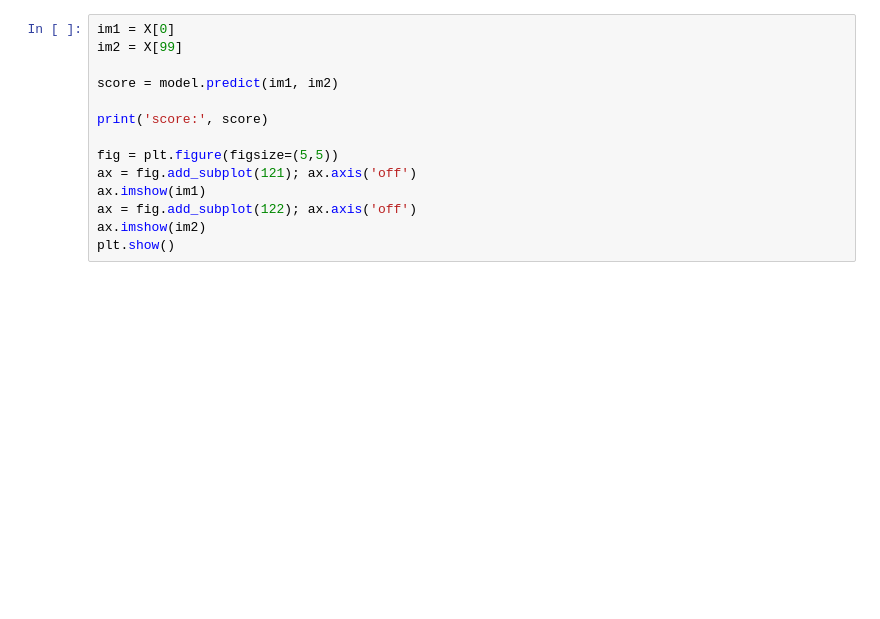
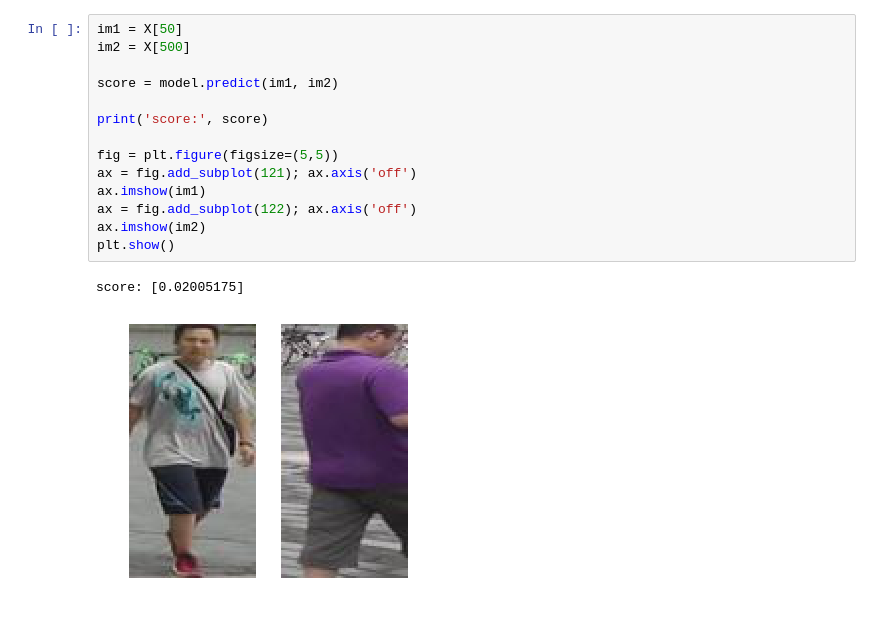
Before and after one commit to jutanke/person_reid, a Jupyter notebook: sample.ipynb, the cells around one changed output. Drawn from its saved outputs; the diff is of its cells as text; blank space fills up the shorter version.

```diff
--- a/sample.ipynb
+++ b/sample.ipynb
@@ -27,17 +51,20 @@ model.model.summary()
 # %%
-im1 = X[0]
-im2 = X[99]
+im1 = X[50]
+im2 = X[500]
 
 score = model.predict(im1, im2)
 
 print('score:', score)
 
 fig = plt.figure(figsize=(5,5))
 ax = fig.add_subplot(121); ax.axis('off')
 ax.imshow(im1)
 ax = fig.add_subplot(122); ax.axis('off')
 ax.imshow(im2)
 plt.show()
+# %% [output]
+score: [0.02005175]
+[figure, added]
 # %%
 from math import ceil
 import cv2
```
Also changed, not shown: parts of 4 cells of this notebook, 1 other file.
